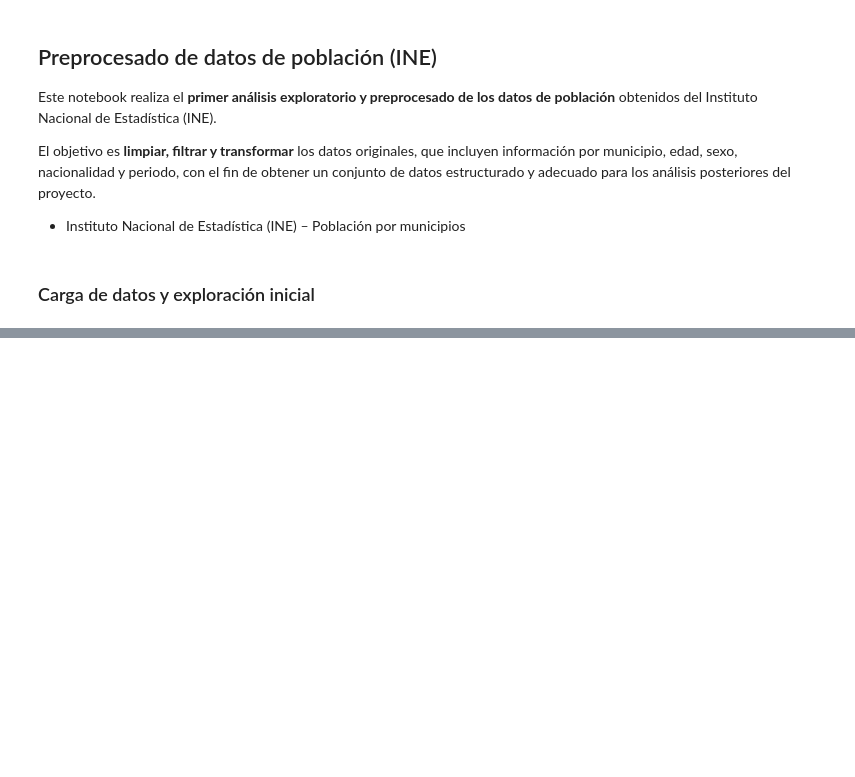
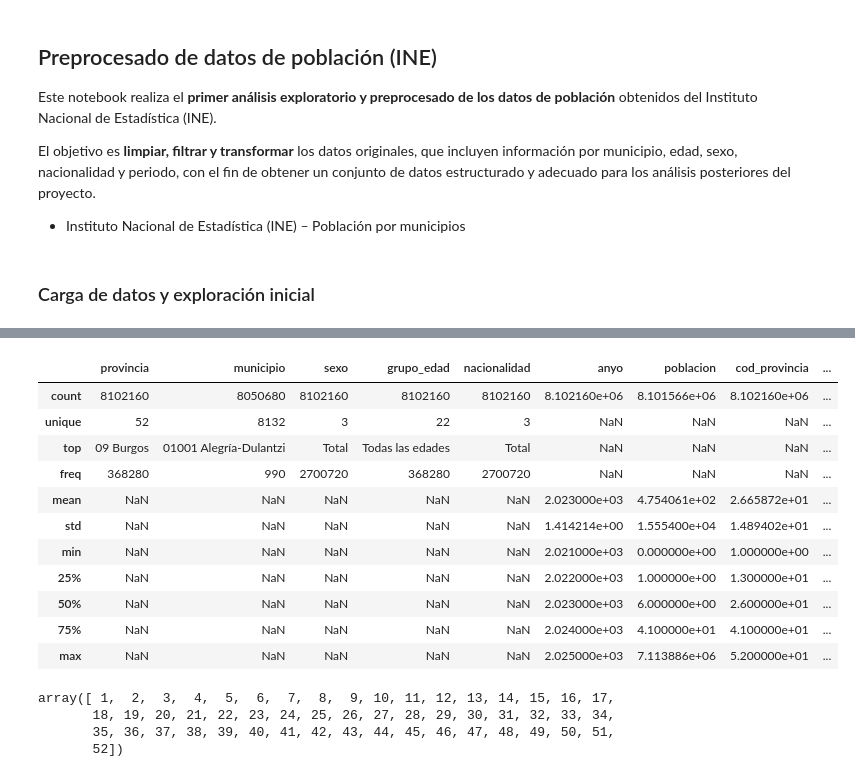
Before and after one commit to nt33/PRVD-Proyecto_Salud, a Jupyter notebook: preprocesado/datos_poblacion.ipynb, the cells around one changed output, grey strips where cells are left out. Drawn from its saved outputs; the diff is of its cells as text; code cells hidden in the pictures; blank space fills up the shorter version.

```diff
--- a/preprocesado/datos_poblacion.ipynb
+++ b/preprocesado/datos_poblacion.ipynb
@@ -66,0 +154,4 @@ ine_datos.head()
+# %%
+# Quitar la columna 'total_nacional' ya que no aporta información relevante
+ine_clean = ine_clean.drop(columns=['total_nacional'])
+ine_clean.describe(include='all')
@@ -66,0 +182,4 @@ ine_datos.head()
+# %%
+# Eliminar filas con valores nulos en la columna 'provincia'
+ine_clean = ine_clean.dropna(subset=['provincia']).reset_index(drop=True)
+ine_clean.describe(include='all')
@@ -66,0 +199,18 @@ ine_datos.head()
+# %%
+# Separar la variable provincia en cod_provincia y nombre_provincia
+ine_clean[['cod_provincia', 'nombre_provincia']] = ine_clean['provincia'].str.split(' ', n=1, expand=True)
+ine_clean['cod_provincia'] = ine_clean['cod_provincia'].astype(int)
+ine_clean.describe(include='all')
+# %% [output]
+|  | provincia | municipio | sexo | grupo_edad | nacionalidad | anyo | poblacion | cod_provincia | ... |
+| count | 8102160 | 8050680 | 8102160 | 8102160 | 8102160 | 8.102160e+06 | 8.101566e+06 | 8.102160e+06 | ... |
+| unique | 52 | 8132 | 3 | 22 | 3 | NaN | NaN | NaN | ... |
+| top | 09 Burgos | 01001 Alegría-Dulantzi | Total | Todas las edades | Total | NaN | NaN | NaN | ... |
+| freq | 368280 | 990 | 2700720 | 368280 | 2700720 | NaN | NaN | NaN | ... |
+| mean | NaN | NaN | NaN | NaN | NaN | 2.023000e+03 | 4.754061e+02 | 2.665872e+01 | ... |
+| std | NaN | NaN | NaN | NaN | NaN | 1.414214e+00 | 1.555400e+04 | 1.489402e+01 | ... |
+| min | NaN | NaN | NaN | NaN | NaN | 2.021000e+03 | 0.000000e+00 | 1.000000e+00 | ... |
+| 25% | NaN | NaN | NaN | NaN | NaN | 2.022000e+03 | 1.000000e+00 | 1.300000e+01 | ... |
+| 50% | NaN | NaN | NaN | NaN | NaN | 2.023000e+03 | 6.000000e+00 | 2.600000e+01 | ... |
+| 75% | NaN | NaN | NaN | NaN | NaN | 2.024000e+03 | 4.100000e+01 | 4.100000e+01 | ... |
+| max | NaN | NaN | NaN | NaN | NaN | 2.025000e+03 | 7.113886e+06 | 5.200000e+01 | ... |
@@ -66,0 +220,7 @@ ine_datos.head()
+# %%
+ine_clean['cod_provincia'].unique()
+# %% [output]
+array([ 1,  2,  3,  4,  5,  6,  7,  8,  9, 10, 11, 12, 13, 14, 15, 16, 17,
+       18, 19, 20, 21, 22, 23, 24, 25, 26, 27, 28, 29, 30, 31, 32, 33, 34,
+       35, 36, 37, 38, 39, 40, 41, 42, 43, 44, 45, 46, 47, 48, 49, 50, 51,
+       52])
```
Also changed, not shown: parts of 44 cells of this notebook, 1 other file.
